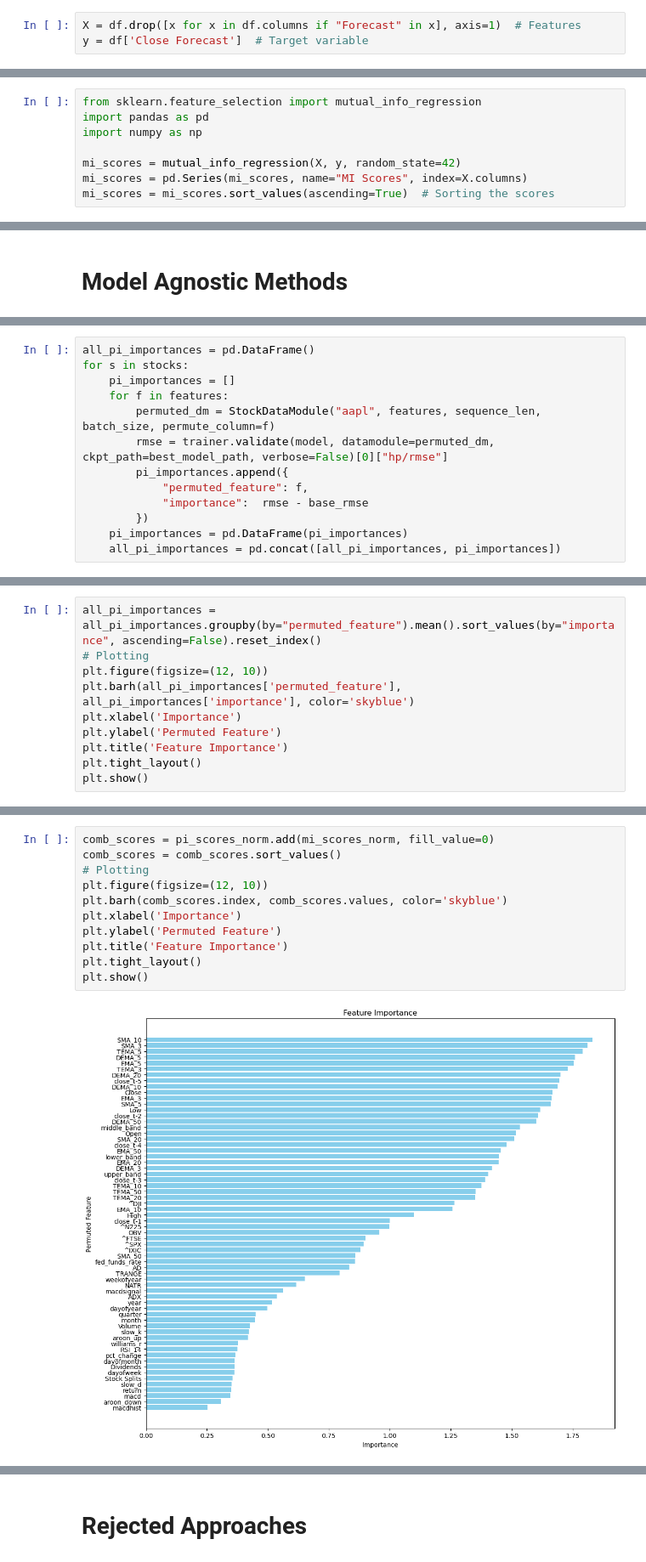
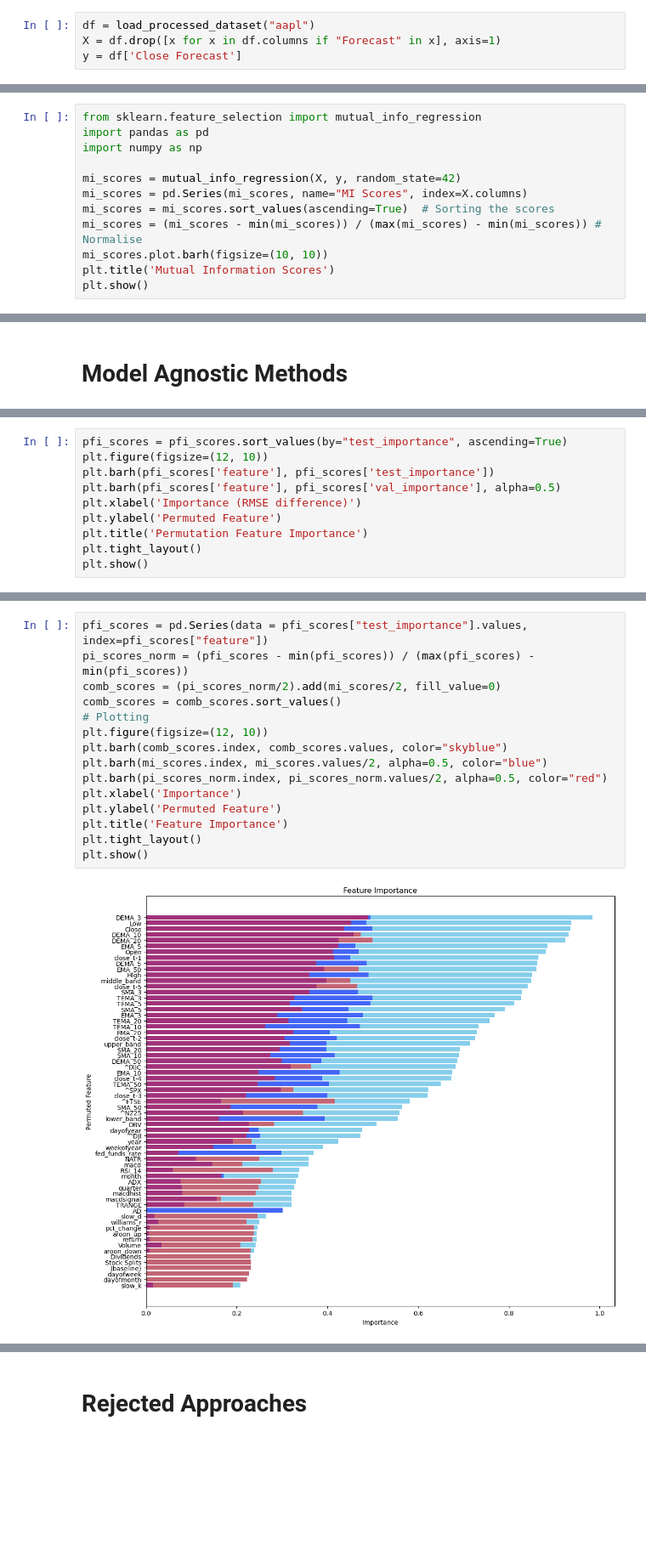
Before and after one commit to luo-simon/stock-predictions, a Jupyter notebook: notebooks/2-feature_selection.ipynb, the cells around one changed output, grey strips where cells are left out. Shown at 85% size. Cells and saved outputs as stored; diff of their text form; blank space fills up the shorter version.

```diff
--- a/notebooks/2-feature_selection.ipynb
+++ b/notebooks/2-feature_selection.ipynb
@@ -39,5 +16,6 @@ Index(['Open', 'High', 'Low', 'Close', 'Volume', 'Dividends', 'Stock Splits',
 # %%
-X = df.drop([x for x in df.columns if "Forecast" in x], axis=1)  # Features
-y = df['Close Forecast']  # Target variable
+df = load_processed_dataset("aapl")
+X = df.drop([x for x in df.columns if "Forecast" in x], axis=1)
+y = df['Close Forecast']
 # %% [markdown]
 ## Filter Methods
@@ -72,3 +52,7 @@ import numpy as np
 mi_scores = mutual_info_regression(X, y, random_state=42)
 mi_scores = pd.Series(mi_scores, name="MI Scores", index=X.columns)
 mi_scores = mi_scores.sort_values(ascending=True)  # Sorting the scores
+mi_scores = (mi_scores - min(mi_scores)) / (max(mi_scores) - min(mi_scores)) # Normalise
+mi_scores.plot.barh(figsize=(10, 10))
+plt.title('Mutual Information Scores')
+plt.show()
@@ -627,13 +96,0 @@ Loaded model weights from the checkpoint at /Users/simon/Documents/II/Dissertati
-# %%
-all_pi_importances = pd.DataFrame()
-for s in stocks:
-    pi_importances = []
-    for f in features:
-        permuted_dm = StockDataModule("aapl", features, sequence_len, batch_size, permute_column=f)
-        rmse = trainer.validate(model, datamodule=permuted_dm, ckpt_path=best_model_path, verbose=False)[0]["hp/rmse"]
-        pi_importances.append({
-            "permuted_feature": f,
-            "importance":  rmse - base_rmse
-        })
-    pi_importances = pd.DataFrame(pi_importances)
-    all_pi_importances = pd.concat([all_pi_importances, pi_importances])
@@ -658,11 +185,11 @@ Loaded model weights from the checkpoint at /Users/simon/Documents/II/Dissertati
 # %%
-all_pi_importances = all_pi_importances.groupby(by="permuted_feature").mean().sort_values(by="importance", ascending=False).reset_index()
-# Plotting
+pfi_scores = pfi_scores.sort_values(by="test_importance", ascending=True)
 plt.figure(figsize=(12, 10))
-plt.barh(all_pi_importances['permuted_feature'], all_pi_importances['importance'], color='skyblue')
-plt.xlabel('Importance')
+plt.barh(pfi_scores['feature'], pfi_scores['test_importance'])
+plt.barh(pfi_scores['feature'], pfi_scores['val_importance'], alpha=0.5)
+plt.xlabel('Importance (RMSE difference)')
 plt.ylabel('Permuted Feature')
-plt.title('Feature Importance')
+plt.title('Permutation Feature Importance')
 plt.tight_layout()
 plt.show()
 # %% [output]
@@ -721,13 +199,17 @@ Name: MI Scores, Length: 64, dtype: float64
 # %%
-comb_scores = pi_scores_norm.add(mi_scores_norm, fill_value=0)
+pfi_scores = pd.Series(data = pfi_scores["test_importance"].values, index=pfi_scores["feature"])
+pi_scores_norm = (pfi_scores - min(pfi_scores)) / (max(pfi_scores) - min(pfi_scores))
+comb_scores = (pi_scores_norm/2).add(mi_scores/2, fill_value=0)
 comb_scores = comb_scores.sort_values()
 # Plotting
 plt.figure(figsize=(12, 10))
-plt.barh(comb_scores.index, comb_scores.values, color='skyblue')
+plt.barh(comb_scores.index, comb_scores.values, color="skyblue")
+plt.barh(mi_scores.index, mi_scores.values/2, alpha=0.5, color="blue")
+plt.barh(pi_scores_norm.index, pi_scores_norm.values/2, alpha=0.5, color="red")
 plt.xlabel('Importance')
 plt.ylabel('Permuted Feature')
 plt.title('Feature Importance')
 plt.tight_layout()
 plt.show()
 # %% [output]
-[figure, old version]
+[figure, new version]
```
Also changed, not shown: parts of 32 cells of this notebook, 4 other files.
